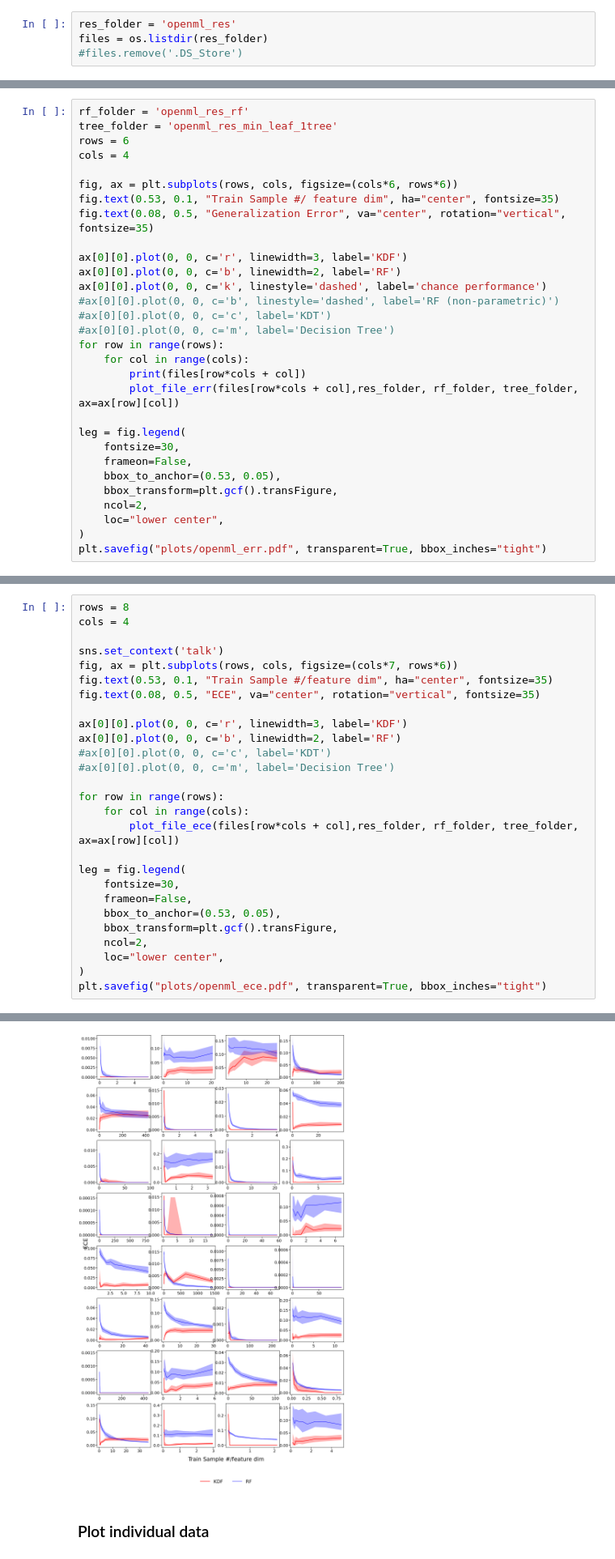
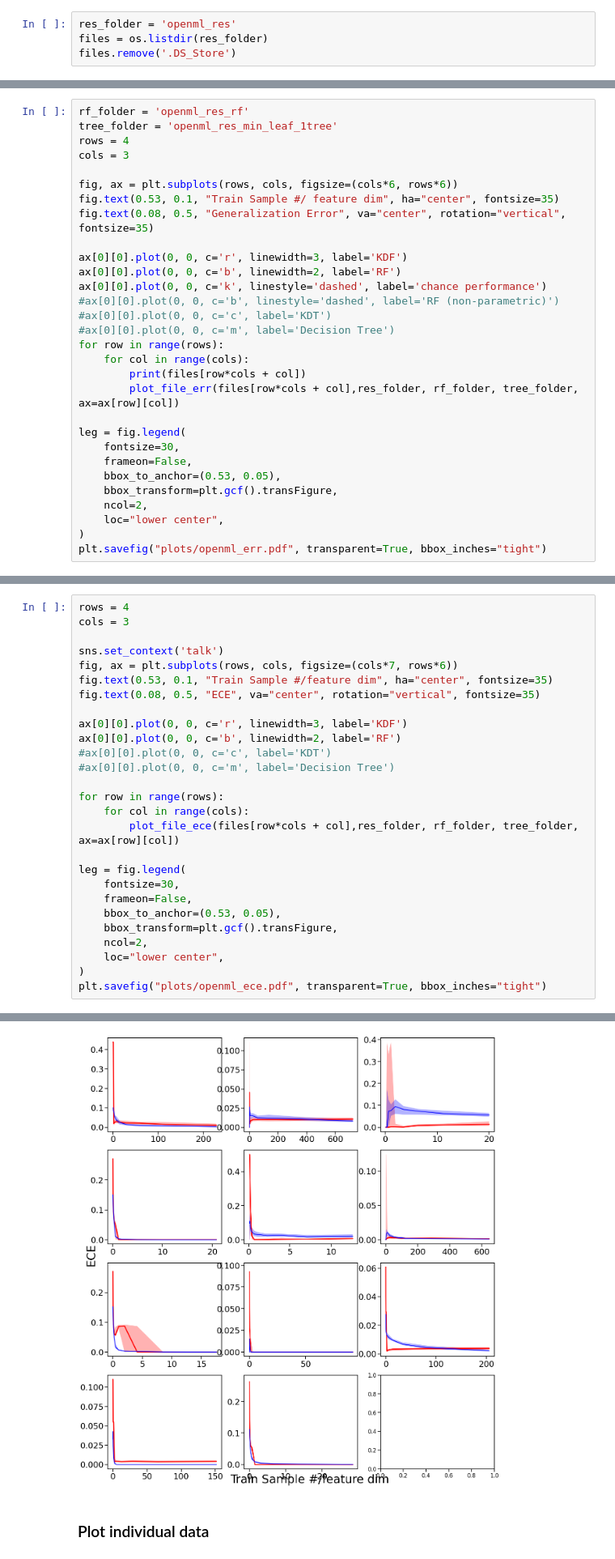
Before and after one commit to neurodata/kdg, a Jupyter notebook: benchmarks/plot_openml.ipynb, the cells around one changed output, grey strips where cells are left out. Shown at 81% size. Saved outputs shown, nothing was run; the diff lists cells and outputs as text.

```diff
--- a/benchmarks/plot_openml.ipynb
+++ b/benchmarks/plot_openml.ipynb
@@ -8,7 +8,7 @@ import openml
 # %%
 res_folder = 'openml_res'
 files = os.listdir(res_folder)
-#files.remove('.DS_Store')
+files.remove('.DS_Store')
 # %%
 def plot_file_err(file, folder, rf_folder, tree_folder, ax=None, ticksize=25, fontsize=30):
     if ax is None:
@@ -239,8 +239,8 @@ def plot_file_ece(file, folder, rf_folder, tree_folder, ax=None, ticksize=25, fo
 # %%
 rf_folder = 'openml_res_rf'
 tree_folder = 'openml_res_min_leaf_1tree'
-rows = 6
-cols = 4
+rows = 4
+cols = 3
 
 fig, ax = plt.subplots(rows, cols, figsize=(cols*6, rows*6))
 fig.text(0.53, 0.1, "Train Sample #/ feature dim", ha="center", fontsize=35)
@@ -288,6 +283,6 @@ openML_cc18_37.csv
 # %%
-rows = 8
-cols = 4
+rows = 4
+cols = 3
 
 sns.set_context('talk')
 fig, ax = plt.subplots(rows, cols, figsize=(cols*7, rows*6))
@@ -316,4 +312,4 @@ plt.savefig("plots/openml_ece.pdf", transparent=True, bbox_inches="tight")
-[figure, old version]
+[figure, new version]
 # %% [markdown]
 ### Plot individual data
 # %%
```
Also changed, not shown: parts of 2 cells of this notebook, 14 other files.
